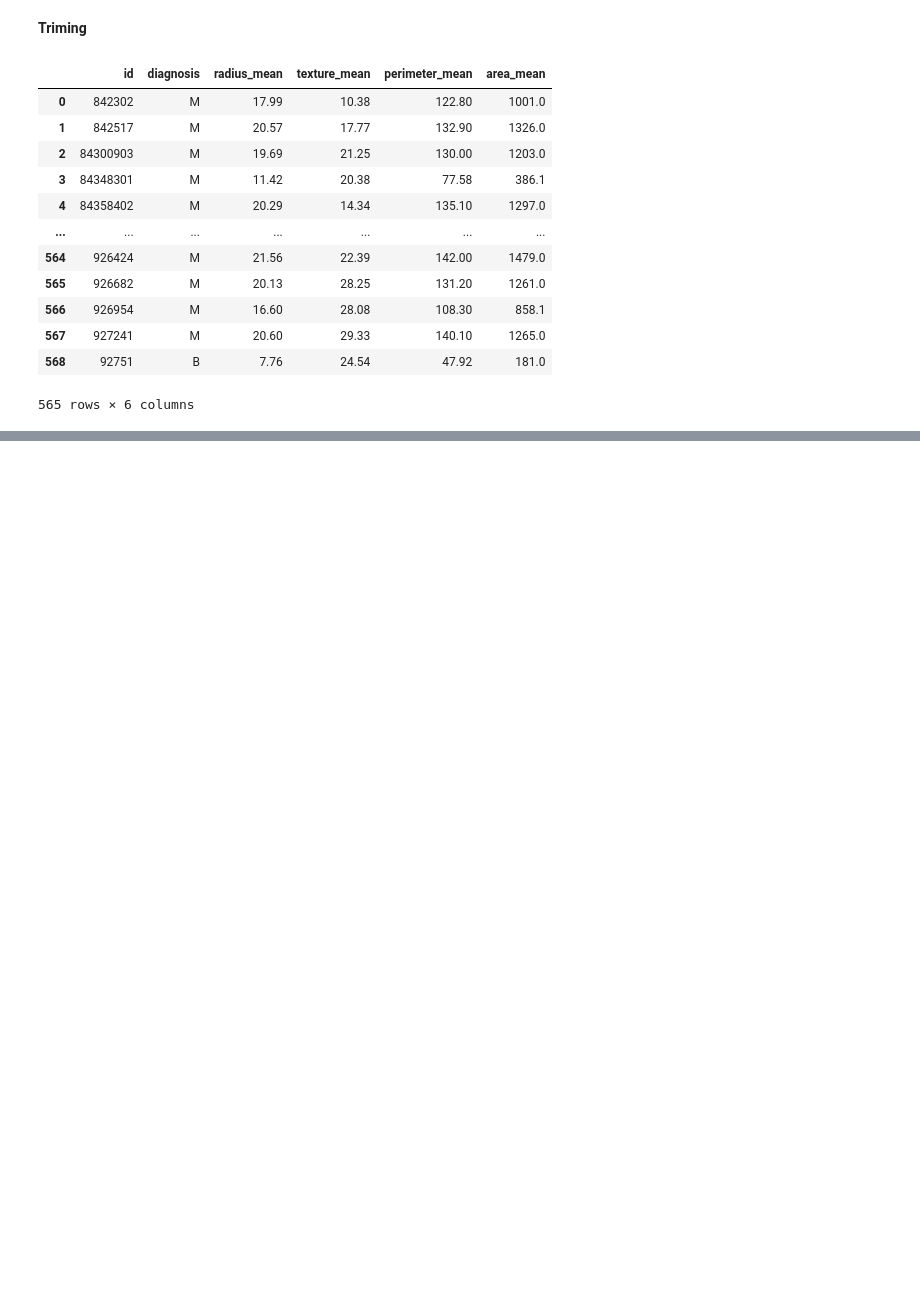
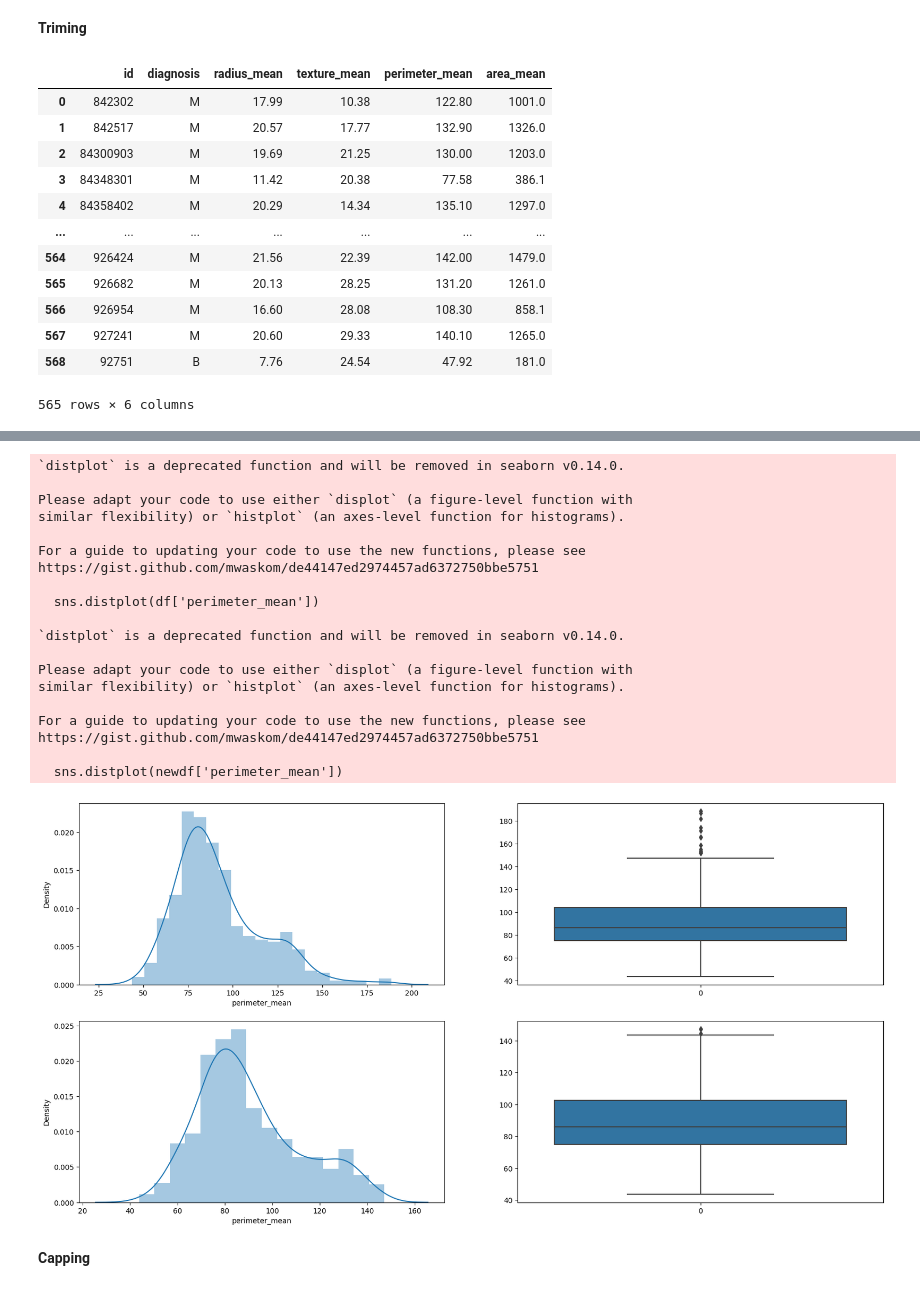
Before and after one commit to NoobPro004/Python, a Jupyter notebook: Machine Learning/Outliers Detection/using-Z-Score/zScore.ipynb, the cells around one changed output, grey strips where cells are left out. Drawn from its saved outputs; the diff is of its cells as text; code cells hidden in the pictures; blank space fills up the shorter version.

```diff
--- a/Machine Learning/Outliers Detection/using-Z-Score/zScore.ipynb
+++ b/Machine Learning/Outliers Detection/using-Z-Score/zScore.ipynb
@@ -129,0 +235,3 @@ new_df
+# %%
+q1=df['perimeter_mean'].quantile(0.25)
+q3=df['perimeter_mean'].quantile(0.75)
@@ -129,0 +257,2 @@ new_df
+# %%
+newdf = df[(df['perimeter_mean']<=upper_limit) & (df['perimeter_mean']>=lower_limit)]
@@ -129,0 +275,41 @@ new_df
+# %%
+plt.figure(figsize=(20,10))
+
+plt.subplot(2,2,1)
+sns.distplot(df['perimeter_mean'])
+
+plt.subplot(2,2,2)
+sns.boxplot(df['perimeter_mean'])
+
+plt.subplot(2,2,3)
+sns.distplot(newdf['perimeter_mean'])
+
+
+
+plt.subplot(2,2,4)
+sns.boxplot(newdf['perimeter_mean'])
+
+plt.show()
+# %% [output]
+`distplot` is a deprecated function and will be removed in seaborn v0.14.0.
+
+Please adapt your code to use either `displot` (a figure-level function with
+similar flexibility) or `histplot` (an axes-level function for histograms).
+
+For a guide to updating your code to use the new functions, please see
+https://gist.github.com/mwaskom/de44147ed2974457ad6372750bbe5751
+
+  sns.distplot(df['perimeter_mean'])
+
+`distplot` is a deprecated function and will be removed in seaborn v0.14.0.
+
+Please adapt your code to use either `displot` (a figure-level function with
+similar flexibility) or `histplot` (an axes-level function for histograms).
+
+For a guide to updating your code to use the new functions, please see
+https://gist.github.com/mwaskom/de44147ed2974457ad6372750bbe5751
+
+  sns.distplot(newdf['perimeter_mean'])
+[figure, added]
+# %% [markdown]
+**Capping**
```
Also changed, not shown: parts of 21 cells of this notebook.
